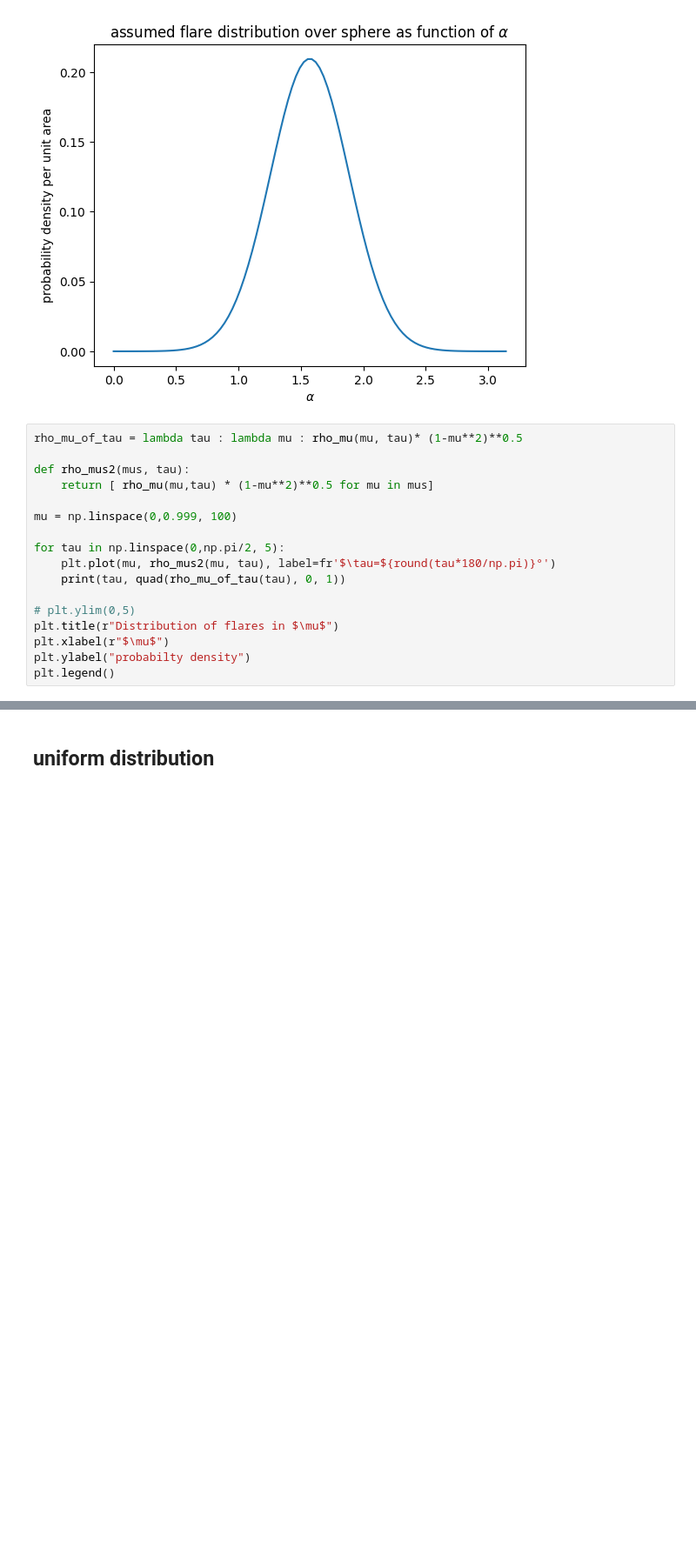
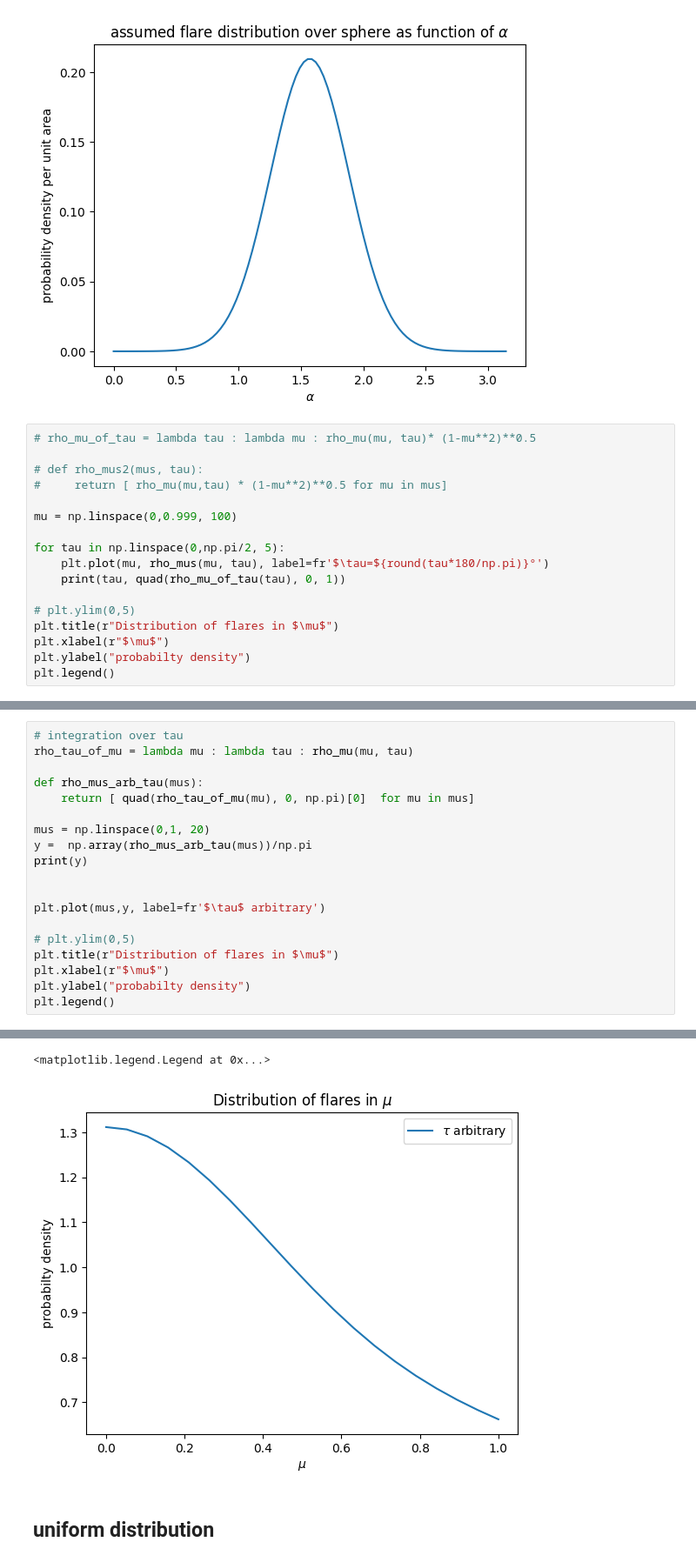
Before and after one commit to demichieldewilde/solar-flares, a Jupyter notebook: data/flare_distr/mu_dist.ipynb, the cells around one changed output, grey strips where cells are left out. Shown: that part at 87% size. Saved outputs shown, nothing was run; the diff lists cells and outputs as text; blank space fills up the shorter version.

```diff
--- a/data/flare_distr/mu_dist.ipynb
+++ b/data/flare_distr/mu_dist.ipynb
@@ -112,15 +134,15 @@ plt.ylabel('probability density per unit area')
 Text(0, 0.5, 'probability density per unit area')
 [figure]
 # %%
-rho_mu_of_tau = lambda tau : lambda mu : rho_mu(mu, tau)* (1-mu**2)**0.5
+# rho_mu_of_tau = lambda tau : lambda mu : rho_mu(mu, tau)* (1-mu**2)**0.5
 
-def rho_mus2(mus, tau):
-    return [ rho_mu(mu,tau) * (1-mu**2)**0.5 for mu in mus]
+# def rho_mus2(mus, tau):
+#     return [ rho_mu(mu,tau) * (1-mu**2)**0.5 for mu in mus]
 
 mu = np.linspace(0,0.999, 100)
 
 for tau in np.linspace(0,np.pi/2, 5):
-    plt.plot(mu, rho_mus2(mu, tau), label=fr'$\tau=${round(tau*180/np.pi)}°')
+    plt.plot(mu, rho_mus(mu, tau), label=fr'$\tau=${round(tau*180/np.pi)}°')
     print(tau, quad(rho_mu_of_tau(tau), 0, 1))
 
 # plt.ylim(0,5)
@@ -139,2 +161,22 @@ plt.legend()
 <matplotlib.legend.Legend at 0x...>
 [figure]
+# %%
+# integration over tau
+rho_tau_of_mu = lambda mu : lambda tau : rho_mu(mu, tau)
+
+def rho_mus_arb_tau(mus):
+    return [ quad(rho_tau_of_mu(mu), 0, np.pi)[0]  for mu in mus]
+
+mus = np.linspace(0,1, 20)
+y =  np.array(rho_mus_arb_tau(mus))/np.pi
+print(y)
+
+
+plt.plot(mus,y, label=fr'$\tau$ arbitrary')
+
+# plt.ylim(0,5)
+plt.title(r"Distribution of flares in $\mu$")
+plt.xlabel(r"$\mu$")
+plt.ylabel("probabilty density")
+plt.legend()
+# %% [output]
@@ -141,3 +187,5 @@ plt.legend()
+<matplotlib.legend.Legend at 0x...>
+[figure, added]
 # %% [markdown]
 ## uniform distribution
 # %%
```
Also changed, not shown: parts of 10 cells of this notebook, 3 other files.
